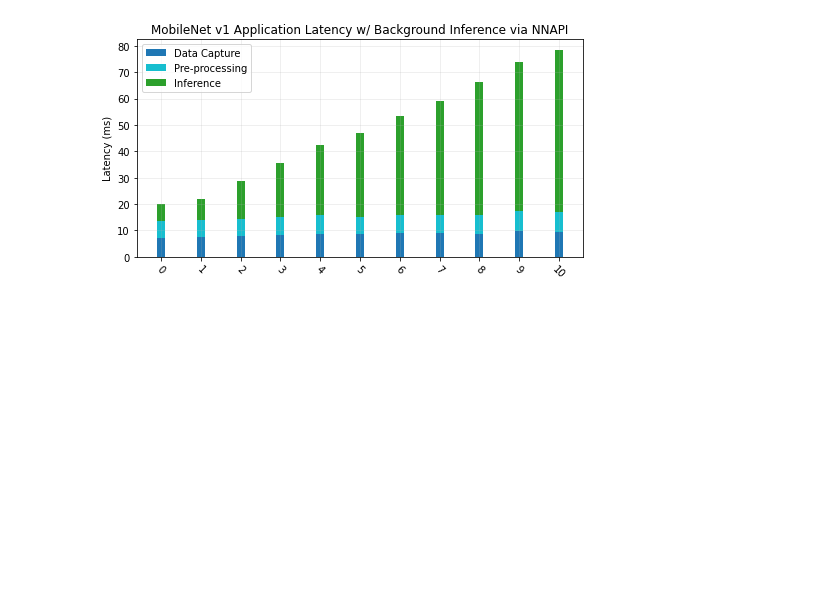
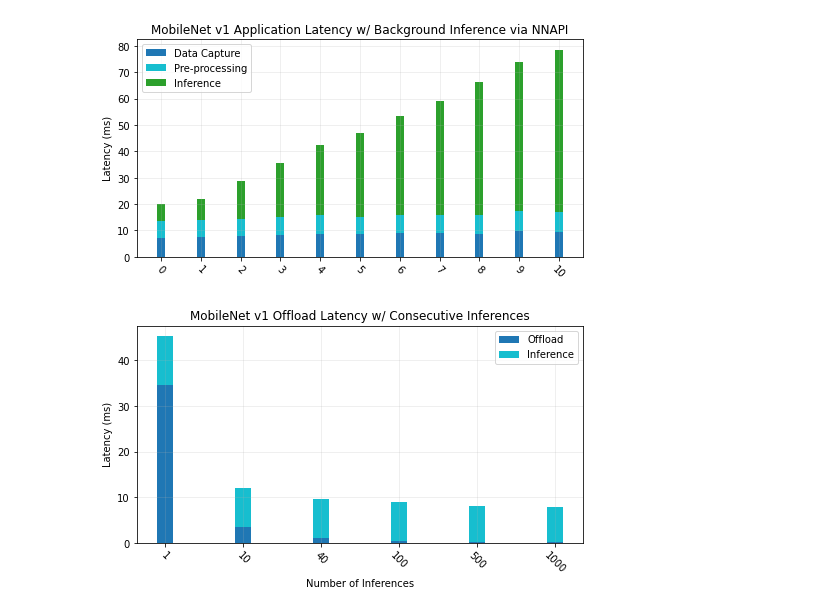
Before and after one commit to Michael137/reasoned-soc, a Jupyter notebook: android/paper_plots.ipynb, the cells around one changed output. Cells and saved outputs as stored; diff of their text form; code cells hidden in the pictures; blank space fills up the shorter version.

Commit message:
more plots

```diff
--- a/android/paper_plots.ipynb
+++ b/android/paper_plots.ipynb
@@ -432,3 +432,57 @@ plt.savefig('background_inference_mobilenet_nnapi.png', bbox_inches = "tight", d
 plt.show()
 # %% [output]
 [figure]
+# %%
+series_labels = ['Offload', 'Inference']
+
+off = [
+34.69166667,
+3.5835,
+0.9974,
+0.53,
+0.188,
+0.159,
+#0.141
+]
+inf = [
+10.70466667,
+8.573333333,
+8.5462,
+8.35,
+7.835,
+7.817,
+#7.805
+]
+
+data = [
+    # Group 1
+    off,
+    inf,
+]
+
+category_labels = [
+1,
+10,
+40,
+100,
+500,
+1000,
+#2000
+]
+
+plot_stacked_bar(
+    data,
+    series_labels,
+    num_sections = 2,
+    category_labels=category_labels,
+    colors=['tab:blue', 'tab:cyan', 'tab:green'],
+    y_label="Latency (ms)",
+    x_label="Number of Inferences",
+    title = "MobileNet v1 Offload Latency w/ Consecutive Inferences",
+    annotate=False
+)
+
+plt.savefig('offload_amortized_mobilenet_quant.png', bbox_inches = "tight", dpi=250)
+plt.show()
+# %% [output]
+[figure, added]
```
